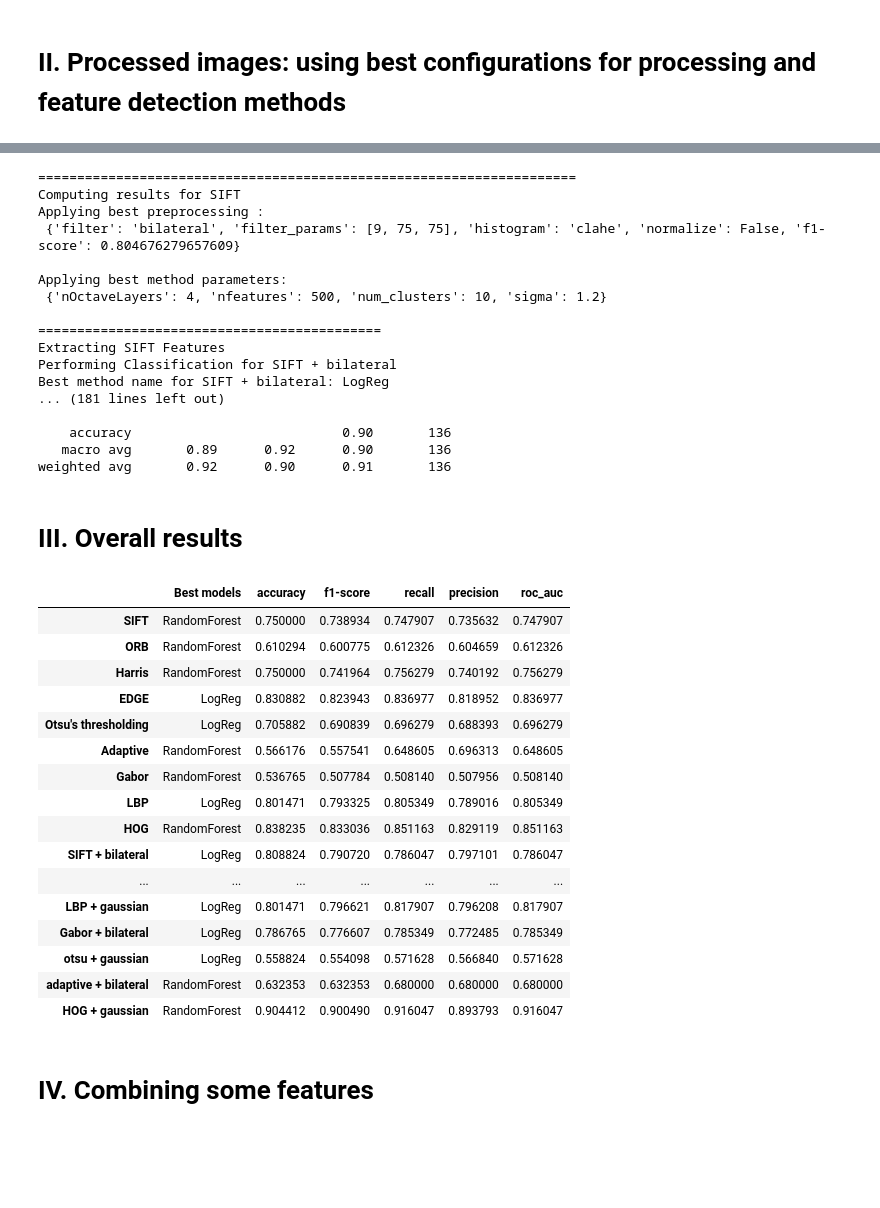
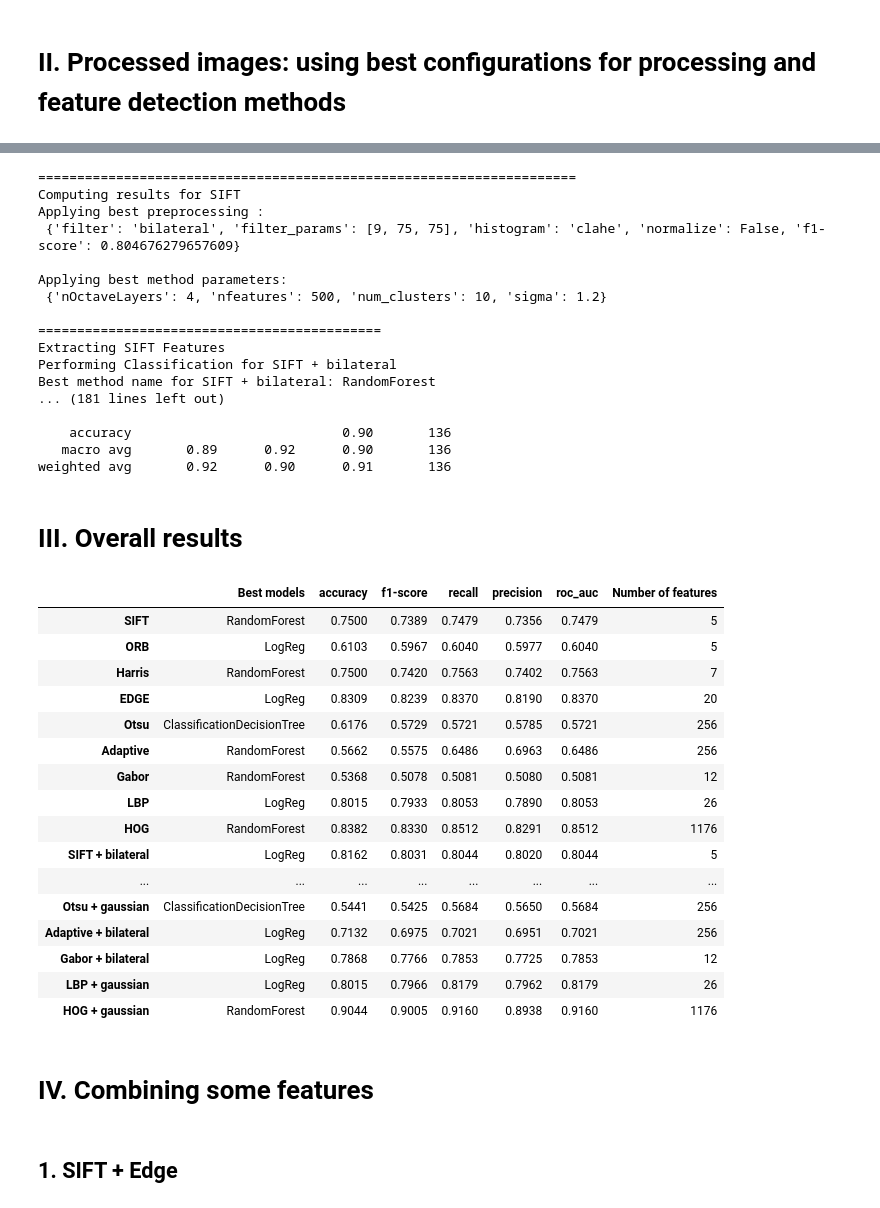
Before and after one commit to Lisa-ach/Computer-vision-project, a Jupyter notebook: main.ipynb, the cells around one changed output, grey strips where cells are left out. Saved outputs shown, nothing was run; the diff lists cells and outputs as text; code cells hidden in the pictures; blank space fills up the shorter version.

Commit message:
✨ Adding results on concatenated features

```diff
--- a/main.ipynb
+++ b/main.ipynb
@@ -59,10 +59,10 @@ Classification Report:
    macro avg       0.74      0.75      0.74       136
 weighted avg       0.76      0.75      0.75       136
 # %%
-df_features = pd.DataFrame(env_feature_extraction_unprocessed_images.method_ORB())
+df_features_ORB = pd.DataFrame(env_feature_extraction_unprocessed_images.method_ORB())
 
 metrics_results_best_methods, _ = perform_classification(
-    'ORB', df_Y, name_best_models, metrics_results_best_methods, df_features=df_features
+    'ORB', df_Y, name_best_models, metrics_results_best_methods, df_features=df_features_ORB
 )
 # %% [output]
 ============================================
@@ -125,10 +125,10 @@ weighted avg       0.84      0.83      0.83       136
 # %% [markdown]
 ### a. Otsu's Thresholding
 # %%
-df_features_otsu = pd.DataFrame(env_feature_extraction_unprocessed_images.method_otsu())
+df_features_otsu = pd.DataFrame(env_feature_extraction_unprocessed_images.method_Otsu())
 
 metrics_results_best_methods, _ = perform_classification(
-    "Otsu's thresholding", df_Y, name_best_models, metrics_results_best_methods, df_features=df_features_otsu
+    "Otsu", df_Y, name_best_models, metrics_results_best_methods, df_features=df_features_otsu
 )
 # %% [output]
 ============================================
@@ -147,7 +147,7 @@ weighted avg       0.71      0.71      0.71       136
 # %% [markdown]
 ### b. Adaptive's Thresholding
 # %%
-df_features_adaptive = pd.DataFrame(env_feature_extraction_unprocessed_images.method_adaptive())
+df_features_adaptive = pd.DataFrame(env_feature_extraction_unprocessed_images.method_Adaptive())
 
 metrics_results_best_methods, _ = perform_classification(
     'Adaptive', df_Y, name_best_models, metrics_results_best_methods, df_features=df_features_adaptive
@@ -258,5 +241,6 @@ best_configs_methods
 # %%
 dict_features = {}
+dict_num_features = {}
 
 for method_name, best_config in best_configs_processing.items():
 
@@ -281,7 +265,12 @@ for method_name, best_config in best_configs_processing.items():
         method_name_preprocessed, df_Y, name_best_models, metrics_results_best_methods, best_params_method, feature_extraction_method=feature_extraction_method
     )
 
+    # To be able to reuse features later on
     dict_features[method_name] = df_features
+
+    # To have informations about number of features in final dataframe
+    dict_num_features[method_name] = df_features.shape[1]
+    dict_num_features[method_name_preprocessed] = df_features.shape[1]
 # %% [output]
 =====================================================================
 Computing results for SIFT
@@ -294,7 +283,7 @@ Applying best method parameters:
 ============================================
 Extracting SIFT Features
 Performing Classification for SIFT + bilateral
-Best method name for SIFT + bilateral: LogReg
+Best method name for SIFT + bilateral: RandomForest
 ... (181 lines left out)
 
     accuracy                           0.90       136
@@ -303,26 +292,28 @@ weighted avg       0.92      0.90      0.91       136
 # %% [markdown]
 # III. Overall results
 # %%
-df_best_models_all_datasets_macro_f1 = pd.DataFrame(metrics_results_best_methods)
-df_best_models_all_datasets_macro_f1.insert(0, 'Best models', name_best_models)
-df_best_models_all_datasets_macro_f1.style.highlight_max(axis=0, subset=df_best_models_all_datasets_macro_f1.columns[1:])
+df_best_models_all_datasets_best_f1 = pd.DataFrame(metrics_results_best_methods)
+df_best_models_all_datasets_best_f1.insert(0, 'Best models', name_best_models)
+df_best_models_all_datasets_best_f1.insert(6, 'Number of features', dict_num_features)
+df_best_models_all_datasets_best_f1= df_best_models_all_datasets_best_f1.map(lambda x: f'{x:.4f}' if isinstance(x, float) else x)
+df_best_models_all_datasets_best_f1.style.highlight_max(axis=0, subset=df_best_models_all_datasets_best_f1.columns[1:6])
 # %% [output]
-|  | Best models | accuracy | f1-score | recall | precision | roc_auc |
-| SIFT | RandomForest | 0.750000 | 0.738934 | 0.747907 | 0.735632 | 0.747907 |
-| ORB | RandomForest | 0.610294 | 0.600775 | 0.612326 | 0.604659 | 0.612326 |
-| Harris | RandomForest | 0.750000 | 0.741964 | 0.756279 | 0.740192 | 0.756279 |
-| EDGE | LogReg | 0.830882 | 0.823943 | 0.836977 | 0.818952 | 0.836977 |
-| Otsu's thresholding | LogReg | 0.705882 | 0.690839 | 0.696279 | 0.688393 | 0.696279 |
-| Adaptive | RandomForest | 0.566176 | 0.557541 | 0.648605 | 0.696313 | 0.648605 |
-| Gabor | RandomForest | 0.536765 | 0.507784 | 0.508140 | 0.507956 | 0.508140 |
-| LBP | LogReg | 0.801471 | 0.793325 | 0.805349 | 0.789016 | 0.805349 |
-| HOG | RandomForest | 0.838235 | 0.833036 | 0.851163 | 0.829119 | 0.851163 |
-| SIFT + bilateral | LogReg | 0.808824 | 0.790720 | 0.786047 | 0.797101 | 0.786047 |
-| ... | ... | ... | ... | ... | ... | ... |
-| LBP + gaussian | LogReg | 0.801471 | 0.796621 | 0.817907 | 0.796208 | 0.817907 |
-| Gabor + bilateral | LogReg | 0.786765 | 0.776607 | 0.785349 | 0.772485 | 0.785349 |
-| otsu + gaussian | LogReg | 0.558824 | 0.554098 | 0.571628 | 0.566840 | 0.571628 |
-| adaptive + bilateral | RandomForest | 0.632353 | 0.632353 | 0.680000 | 0.680000 | 0.680000 |
-| HOG + gaussian | RandomForest | 0.904412 | 0.900490 | 0.916047 | 0.893793 | 0.916047 |
+|  | Best models | accuracy | f1-score | recall | precision | roc_auc | Number of features |
+| SIFT | RandomForest | 0.7500 | 0.7389 | 0.7479 | 0.7356 | 0.7479 | 5 |
+| ORB | LogReg | 0.6103 | 0.5967 | 0.6040 | 0.5977 | 0.6040 | 5 |
+| Harris | RandomForest | 0.7500 | 0.7420 | 0.7563 | 0.7402 | 0.7563 | 7 |
+| EDGE | LogReg | 0.8309 | 0.8239 | 0.8370 | 0.8190 | 0.8370 | 20 |
+| Otsu | ClassificationDecisionTree | 0.6176 | 0.5729 | 0.5721 | 0.5785 | 0.5721 | 256 |
+| Adaptive | RandomForest | 0.5662 | 0.5575 | 0.6486 | 0.6963 | 0.6486 | 256 |
+| Gabor | RandomForest | 0.5368 | 0.5078 | 0.5081 | 0.5080 | 0.5081 | 12 |
+| LBP | LogReg | 0.8015 | 0.7933 | 0.8053 | 0.7890 | 0.8053 | 26 |
+| HOG | RandomForest | 0.8382 | 0.8330 | 0.8512 | 0.8291 | 0.8512 | 1176 |
+| SIFT + bilateral | LogReg | 0.8162 | 0.8031 | 0.8044 | 0.8020 | 0.8044 | 5 |
+| ... | ... | ... | ... | ... | ... | ... | ... |
+| Otsu + gaussian | ClassificationDecisionTree | 0.5441 | 0.5425 | 0.5684 | 0.5650 | 0.5684 | 256 |
+| Adaptive + bilateral | LogReg | 0.7132 | 0.6975 | 0.7021 | 0.6951 | 0.7021 | 256 |
+| Gabor + bilateral | LogReg | 0.7868 | 0.7766 | 0.7853 | 0.7725 | 0.7853 | 12 |
+| LBP + gaussian | LogReg | 0.8015 | 0.7966 | 0.8179 | 0.7962 | 0.8179 | 26 |
+| HOG + gaussian | RandomForest | 0.9044 | 0.9005 | 0.9160 | 0.8938 | 0.9160 | 1176 |
 # %% [markdown]
 # IV. Combining some features
@@ -330,0 +330,2 @@ df_best_models_all_datasets_macro_f1.style.highlight_max(axis=0, subset=df_best_
+# %% [markdown]
+## 1. SIFT + Edge
```
Also changed, not shown: parts of 12 cells of this notebook.
